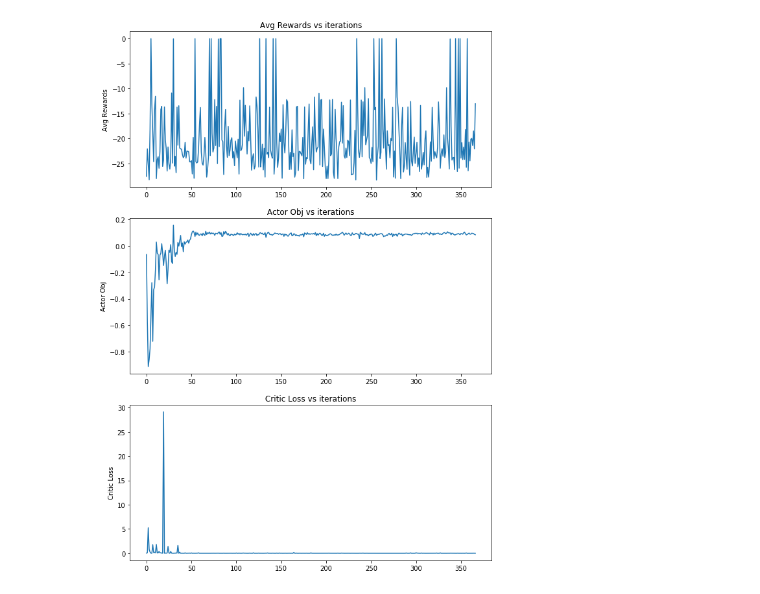
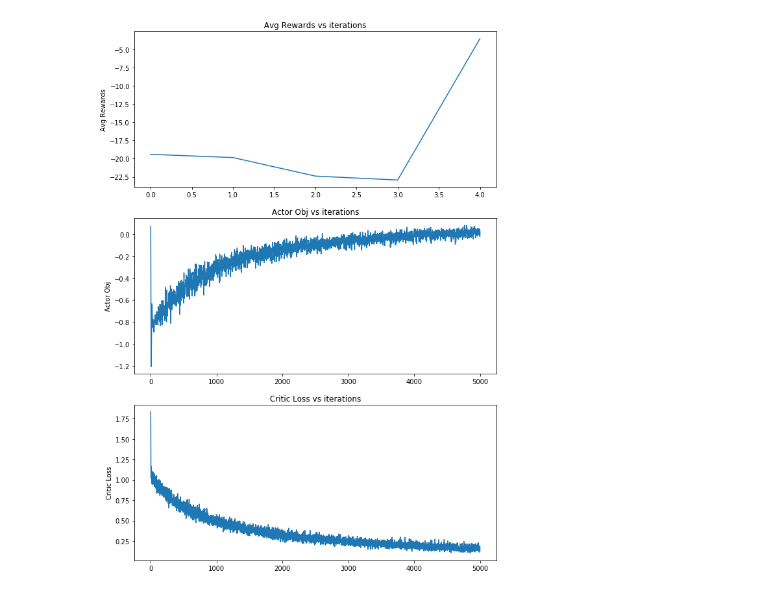
Before and after one commit to adqz/reinforcement_learning, a Jupyter notebook: hw4/ddpg.ipynb, the cells around one changed output. Drawn from its saved outputs; the diff is of its cells as text; code cells hidden in the pictures.

```diff
--- a/hw4/ddpg.ipynb
+++ b/hw4/ddpg.ipynb
@@ -392,7 +418,7 @@ class DDPG():
 if __name__ == "__main__":
 
     # Seed values
-    torch.manual_seed(420)
+    torch.manual_seed(4)
 
     # Define the environment
     env = gym.make("modified_gym_env:ReacherPyBulletEnv-v1", rand_init=True)
@@ -409,10 +435,10 @@ if __name__ == "__main__":
         critic_lr=1e-3,
         actor_lr=1e-4,
         gamma=0.99,
-        batch_size=100,
-        ev_n_steps=200, #evaluate every n steps
+        batch_size=500,
+        ev_n_steps=1000, #evaluate every n steps
         verbose=verbose
     )
     # Train the policy
-    ddpg_object.train(int(1e5))
+    ddpg_object.train(int(5e3))
 # %% [output]
@@ -434,15 +452,18 @@ Num steps: 2000          Avg Reward: -11.559     Obj(Actor): -0.182      Loss(Cr
 # %%
 if plot:
     fig, axs = plt.subplots(3,1, figsize=(10,15))
     axs = axs.flatten()
     axs[0].plot(ddpg_object.avg_rewards)
     axs[0].set_ylabel('Avg Rewards')
     axs[0].set_title(' Avg Rewards vs iterations ')
-    axs[1].plot(ddpg_object.obj_actor[::ddpg_object.ev_n_steps])
+#     axs[1].plot(ddpg_object.obj_actor[::ddpg_object.ev_n_steps])
+    axs[1].plot(ddpg_object.obj_actor)
     axs[1].set_ylabel('Actor Obj')
     axs[1].set_title(' Actor Obj vs iterations ')
-    axs[2].plot(ddpg_object.loss_critic[::ddpg_object.ev_n_steps])
+#     axs[2].plot(ddpg_object.loss_critic[::ddpg_object.ev_n_steps])
+    axs[2].plot(ddpg_object.loss_critic)
     axs[2].set_ylabel('Critic Loss')
     axs[2].set_title(' Critic Loss vs iterations ')
+    plt.savefig(fname, dpi=None
 # %% [output]
-[figure, old version]
+[figure, new version]
```
Also changed, not shown: parts of 4 cells of this notebook, 1 other file.
